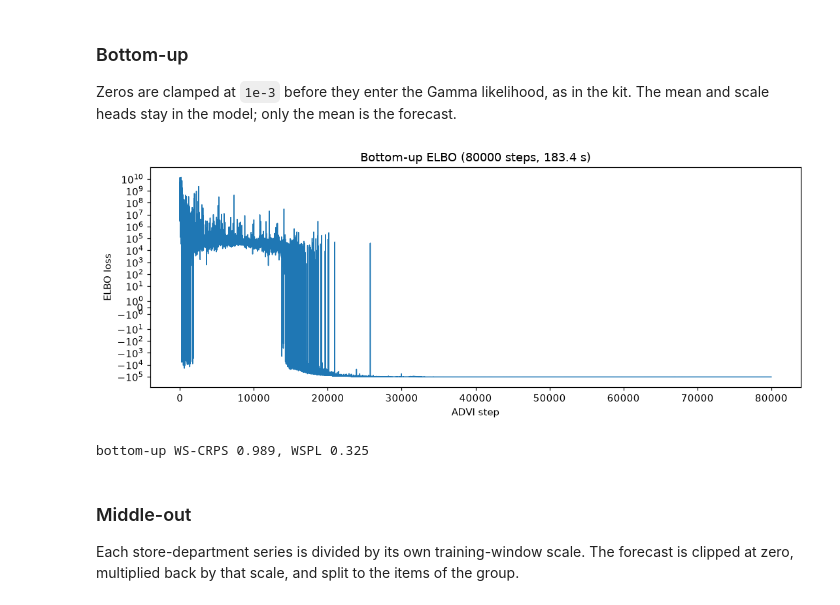
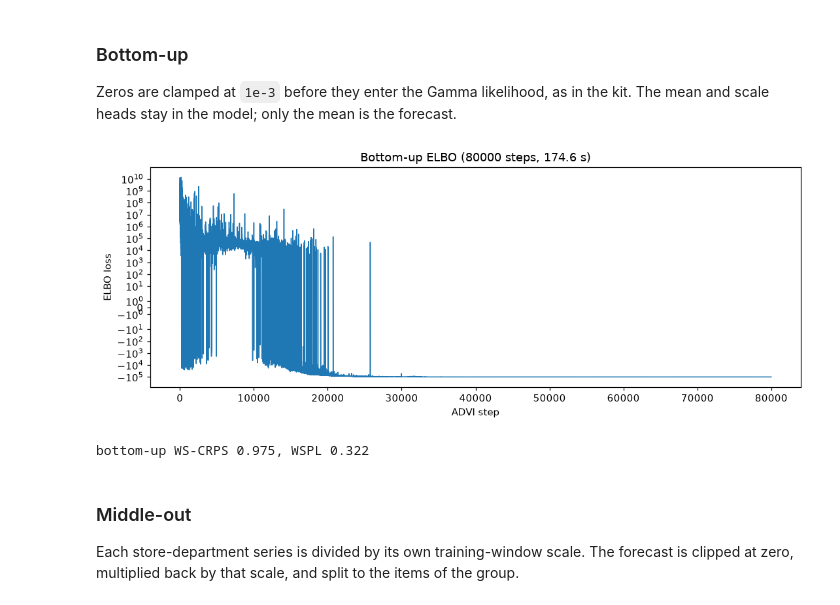
Before and after one commit to pymc-labs/pymc-forecast, a Jupyter notebook: docs/examples/m5_forecasting.ipynb, the cells around one changed output. Drawn from its saved outputs; the diff is of its cells as text; code cells hidden in the pictures.

```diff
--- a/docs/examples/m5_forecasting.ipynb
+++ b/docs/examples/m5_forecasting.ipynb
@@ -46,7 +46,7 @@ import xarray as xr
 
 from pymc_forecast import Forecaster
 from pymc_forecast.data import TIME_DIM
-from pymc_forecast.datasets import load_m5
+from pymc_forecast.datasets import M5Data, load_m5
 from pymc_forecast.m5 import (
     GAMMA_FLOOR,
     HORIZON,
@@ -82,7 +82,7 @@ plt.rcParams.update({"figure.figsize": (10, 4), "figure.dpi": 110})
 SMOKE = os.environ.get("PYMC_FORECAST_SMOKE_TEST", "0") == "1"
 SEED = 2026
 STORES = ["CA_1", "TX_1"] if SMOKE else ["CA_1", "TX_1", "WI_1"]
-ORIGIN = T0 if SMOKE else N_DAYS_TRAIN
+ORIGIN = (T0 + HORIZON) if SMOKE else N_DAYS_TRAIN
 STEPS = (
     {"top-down": 40, "bottom-up": 40, "middle-out": 40}
     if SMOKE
@@ -203,26 +255,32 @@ cov_mid = middle_covariates(calendar)
 cov_bottom = bottom_covariates(panel_sales, panel_price, calendar, panel_keys)
 
 
-def observed(values, names):
+def observed(values, names, time):
     values = np.asarray(values, dtype=np.float64)
     if values.ndim == 1:
         values = values[:, None]
-    time = cov_top[TIME_DIM].values[: values.shape[0]]
     return xr.DataArray(
         values,
         dims=(TIME_DIM, "series"),
-        coords={TIME_DIM: time, "series": list(names)},
+        coords={TIME_DIM: np.asarray(time), "series": list(names)},
     )
 
 
-y_top = observed(log_total(panel_sales[:ORIGIN]), ["total"])
-y_bottom = observed(np.maximum(panel_sales[:ORIGIN], GAMMA_FLOOR), panel_keys["id"])
+time = cov_top[TIME_DIM].values
+y_top = observed(log_total(panel_sales[:ORIGIN]), ["total"], time[:ORIGIN])
+y_bottom = observed(
+    np.maximum(panel_sales[T0:ORIGIN], GAMMA_FLOOR),
+    panel_keys["id"],
+    time[T0:ORIGIN],
+)
+assert y_bottom.sizes[TIME_DIM] == ORIGIN - T0
 level9_labels = panel.labels_for("Level9")
 level9 = level_panel(panel_sales, panel, "Level9")
 scale_mid = m5_scales(level9[:ORIGIN])
-y_mid = observed(level9[:ORIGIN] / scale_mid, level9_labels)
+y_mid = observed(level9[:ORIGIN] / scale_mid, level9_labels, time[:ORIGIN])
 print(
     f"panel {panel_sales.shape} (days, series), "
+    f"bottom-up likelihood days {T0}:{ORIGIN}, "
     f"level-9 series {len(level9_labels)}, departments {dept_ids}"
 )
 # %% [output]
@@ -240,7 +299,7 @@ are the kit's, including the Poisson split. The seed fixes that split, not
 the ADVI draws.
 # %%
 def fit_and_forecast(model, data, covariates, steps):
-    train_cov = covariates.isel({TIME_DIM: slice(ORIGIN)})
+    train_cov = covariates.sel({TIME_DIM: data[TIME_DIM].values})
     started = perf_counter()
     forecaster = Forecaster(
         model,
@@ -309,18 +368,21 @@ kit. The mean and scale heads stay in the model; only the mean is the forecast.
 # %%
 bottom_model = BottomUpModel(store_index, dept_index, store_ids, dept_ids)
 bottom, bottom_forecast, bottom_seconds = fit_and_forecast(
-    bottom_model, y_bottom, cov_bottom, STEPS["bottom-up"]
+    bottom_model,
+    y_bottom,
+    cov_bottom.isel({TIME_DIM: slice(T0, None)}),
+    STEPS["bottom-up"],
 )
 plot_loss(bottom.losses, f"Bottom-up ELBO ({STEPS['bottom-up']} steps, {bottom_seconds:.1f} s)")
 bottom_draws = np.asarray(forecast_draws(bottom_forecast).values)
 results["bottom-up"] = (*score(bottom_draws), bottom_seconds, bottom_draws)
 print(
     f"bottom-up WS-CRPS {mean_level_score(results['bottom-up'][0]):.3f}, "
     f"WSPL {results['bottom-up'][1]:.3f}"
 )
 # %% [output]
-[figure, old version]
+[figure, new version]
-bottom-up WS-CRPS 0.989, WSPL 0.325
+bottom-up WS-CRPS 0.975, WSPL 0.322
 # %% [markdown]
 ### Middle-out
 
```
Also changed, not shown: parts of 7 cells of this notebook, 2 other files.
